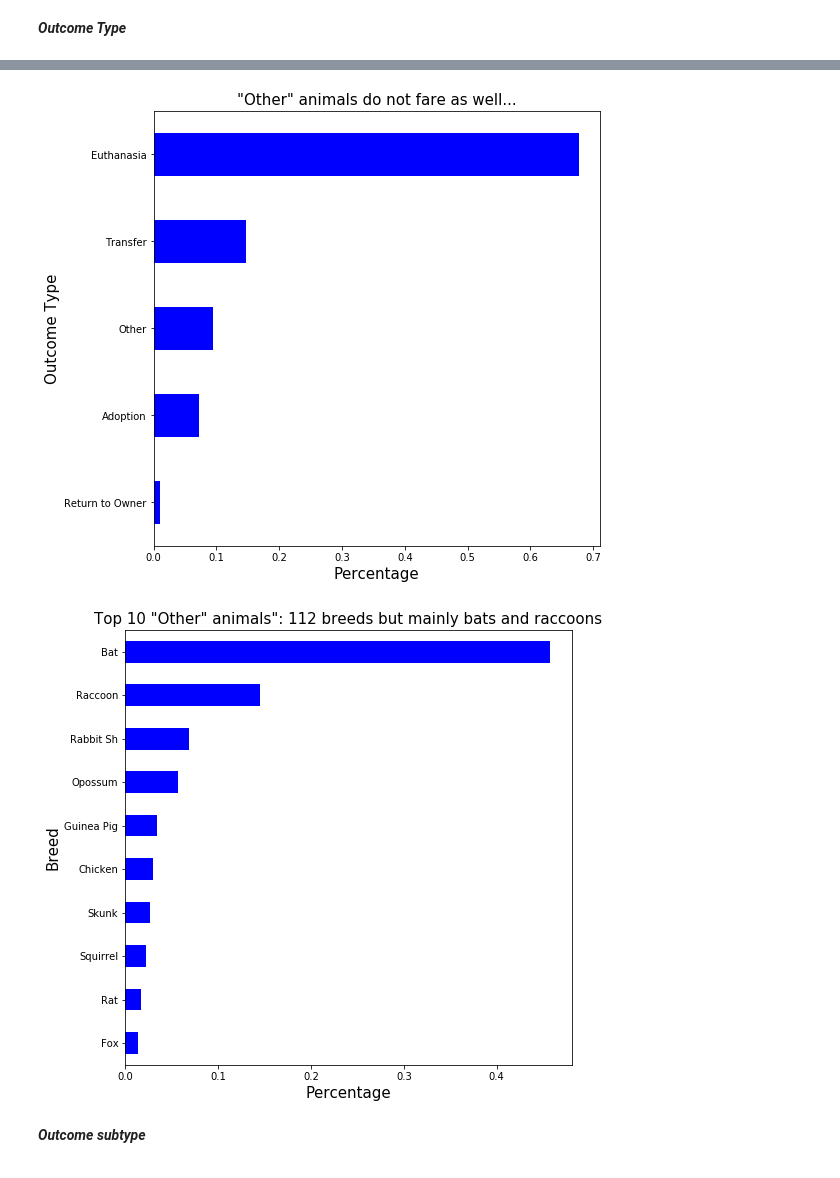
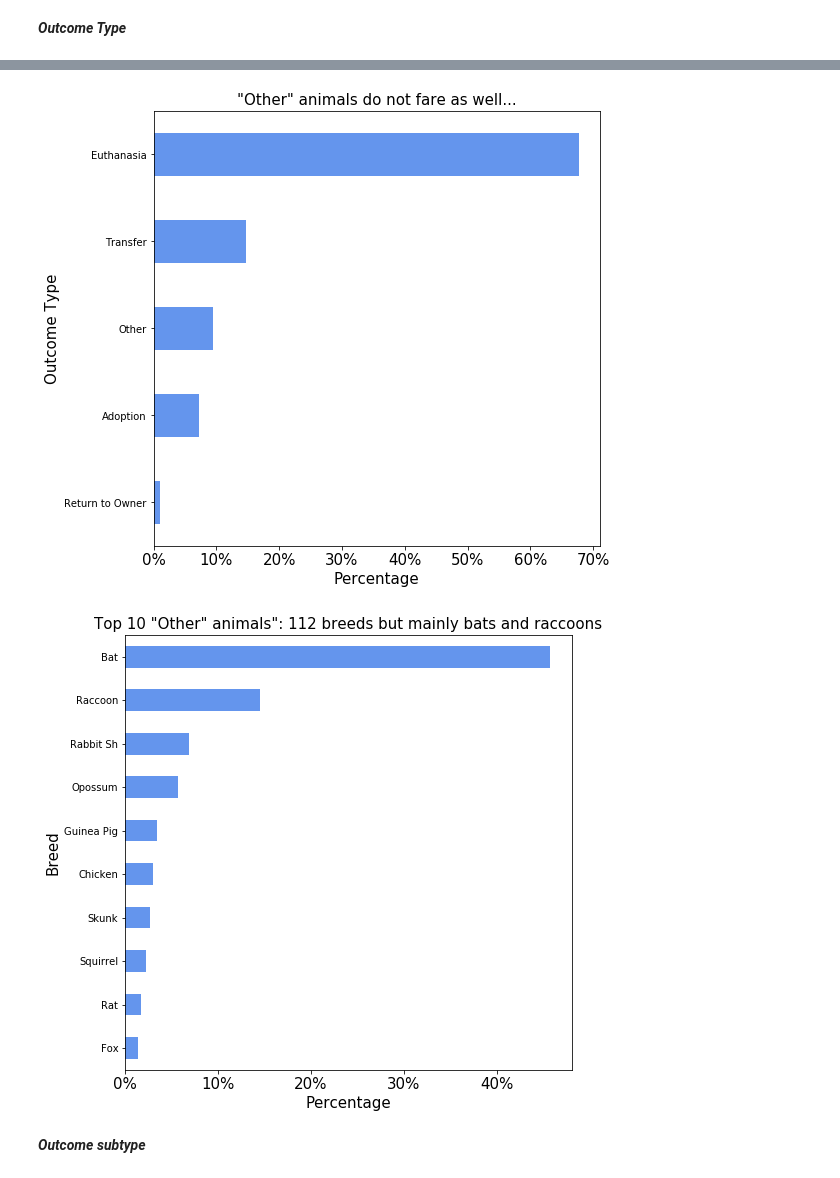
Before and after one commit to samcressman/AnimalCapstone, a Jupyter notebook: Notebooks/Graphing_EDA_Animal_Shelter_Outcomes.ipynb, the cells around one changed output, grey strips where cells are left out. Drawn from its saved outputs; the diff is of its cells as text; code cells hidden in the pictures.

```diff
--- a/Notebooks/Graphing_EDA_Animal_Shelter_Outcomes.ipynb
+++ b/Notebooks/Graphing_EDA_Animal_Shelter_Outcomes.ipynb
@@ -109,19 +115,21 @@ plt.show()
 # %%
 # Other outcomes
 
 mask = animals_graphing[animals_graphing["Animal Type"] == "Other"]
 
 other_outcomes = mask["Outcome Type"].value_counts(normalize = True).reset_index().sort_values(by = "Outcome Type")
 
-other_outcomes.plot(kind = "barh", x = "index", y = "Outcome Type", color = "blue", figsize = (8, 8), legend = False)
+ax = other_outcomes.plot(kind = "barh", x = "index", y = "Outcome Type", color = "cornflowerblue", figsize = (8, 8), legend = False)
+
+ax.set_xticklabels(["0%", "10%", "20%", "30%", "40%", "50%", "60%", "70%"], fontsize = 15)
 
 plt.title('"Other" animals do not fare as well...', fontsize = 15)
 plt.xlabel("Percentage", fontsize = 15)
 plt.ylabel("Outcome Type", fontsize = 15)
 
 plt.show()
 # %% [output]
-[figure, old version]
+[figure, new version]
 # %%
 # Other animals
 
@@ -131,7 +139,9 @@ mask["Breed"].nunique() # 112
 
 other_types = mask["Breed"].value_counts(normalize = True).head(10).reset_index().sort_values(by = "Breed")
 
-other_types.plot(kind = "barh", x = "index", y = "Breed", color = "blue", legend = False, figsize = (8, 8))
+ax = other_types.plot(kind = "barh", x = "index", y = "Breed", color = "cornflowerblue", legend = False, figsize = (8, 8))
+
+ax.set_xticklabels(["0%", "10%", "20%", "30%", "40%"], fontsize = 15)
 
 plt.title('Top 10 "Other" animals": 112 breeds but mainly bats and raccoons', fontsize = 15)
 plt.xlabel("Percentage", fontsize = 15)
@@ -139,7 +149,7 @@ plt.ylabel("Breed", fontsize = 15)
 
 plt.show()
 # %% [output]
-[figure, old version]
+[figure, new version]
 # %% [markdown]
 ***Outcome subtype***
 # %%
```
Also changed, not shown: parts of 18 cells of this notebook.
